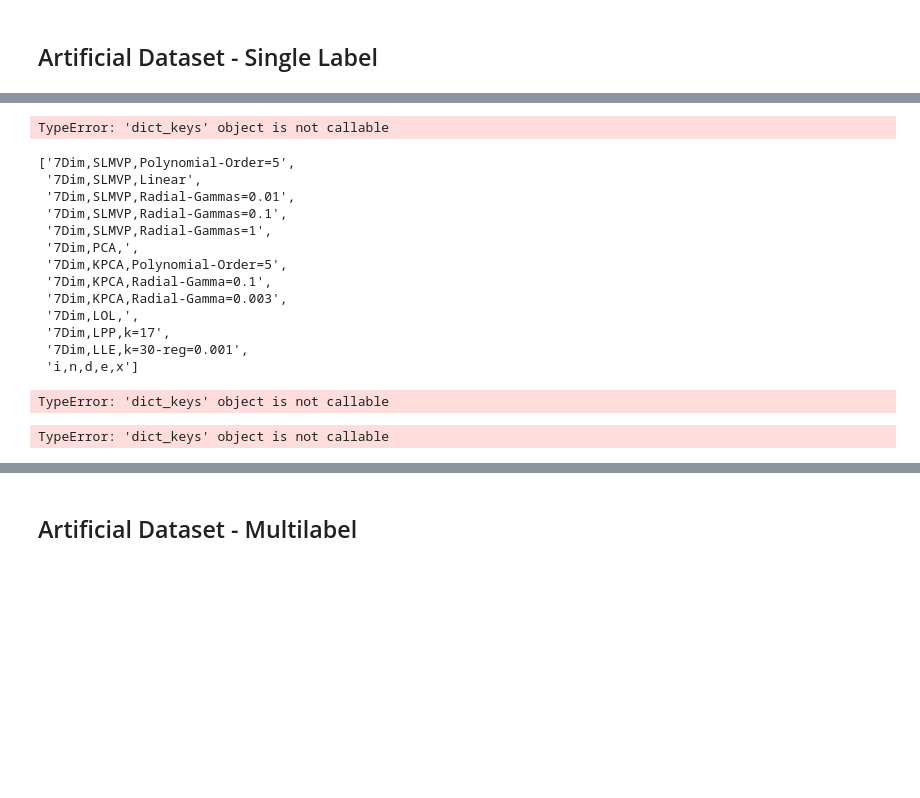
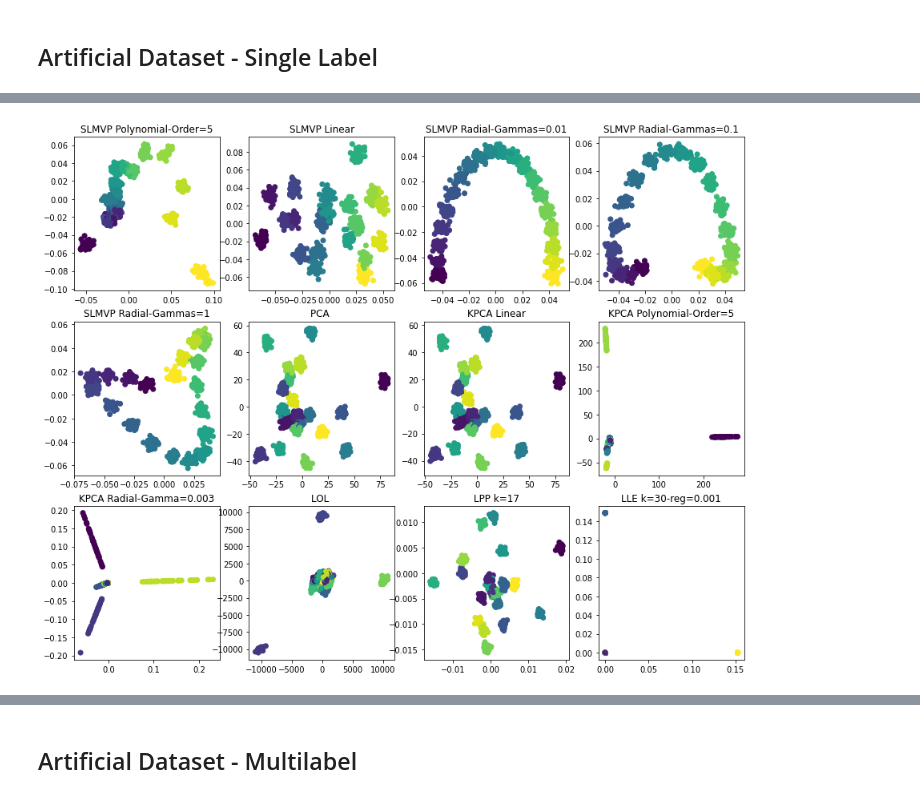
Before and after one commit to miguelangel43/Dimensionality-Reduction-Masters-Thesis, a Jupyter notebook: main.ipynb, the cells around one changed output, grey strips where cells are left out. Saved outputs shown, nothing was run; the diff lists cells and outputs as text; code cells hidden in the pictures; blank space fills up the shorter version.

Commit message:
3D plots & Multilabel

```diff
--- a/main.ipynb
+++ b/main.ipynb
@@ -31,7 +31,4 @@ dim.y_train = y_train
 dim.X_test = X_test
 dim.y_test = y_test
 
-dim.apply_dim(num_dim=7)
-dim.get_hellinger()
-# dim.get_weights()
-# dim.plot_artificial(n_rows=3, n_cols=4)
+dim.apply_dim(num_dim=3)
@@ -152,32 +35,4 @@ df['index'] = df.columns
-# %%
-df.set_index('index')
-df
-# %% [output]
-TypeError: 'dict_keys' object is not callable
-# %%
-
-keys
-# %% [output]
-['7Dim,SLMVP,Polynomial-Order=5',
- '7Dim,SLMVP,Linear',
- '7Dim,SLMVP,Radial-Gammas=0.01',
- '7Dim,SLMVP,Radial-Gammas=0.1',
- '7Dim,SLMVP,Radial-Gammas=1',
- '7Dim,PCA,',
- '7Dim,KPCA,Polynomial-Order=5',
- '7Dim,KPCA,Radial-Gamma=0.1',
- '7Dim,KPCA,Radial-Gamma=0.003',
- '7Dim,LOL,',
- '7Dim,LPP,k=17',
- '7Dim,LLE,k=30-reg=0.001',
- 'i,n,d,e,x']
-# %%
-df.set_index(df.columns)
-# %% [output]
-TypeError: 'dict_keys' object is not callable
-# %%
-
-df.set_index(keys)
-df
-# %% [output]
-TypeError: 'dict_keys' object is not callable
+# %%
+dim.plot_artificial(n_rows=3, n_cols=4, save_name=None)
+# %% [output]
+[figure, added]
```
Also changed, not shown: parts of 38 cells of this notebook, 2 other files.
